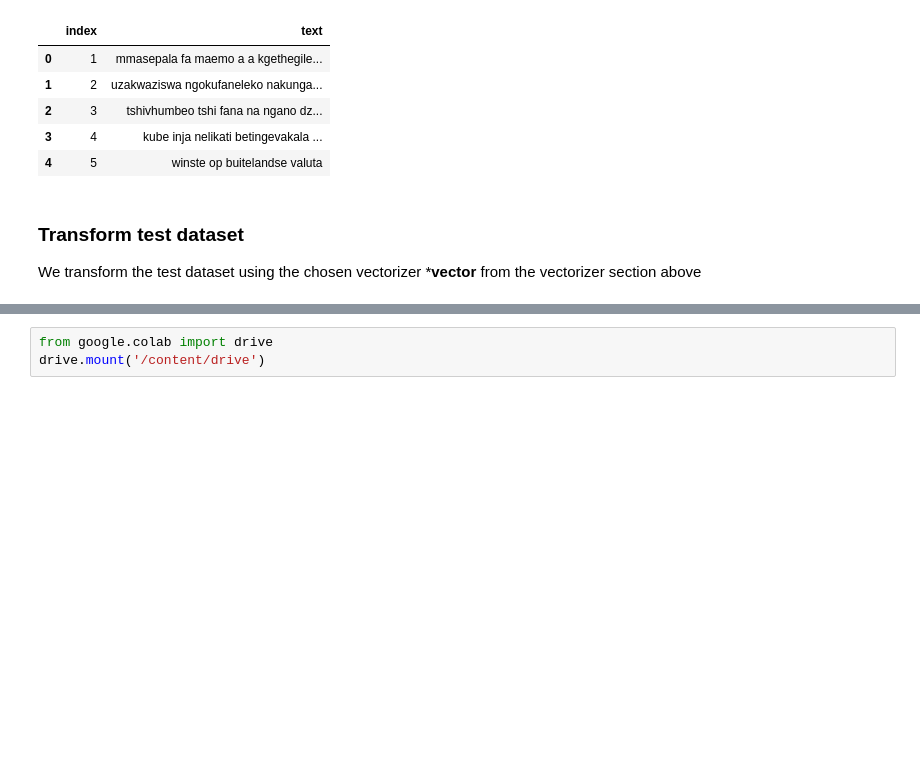
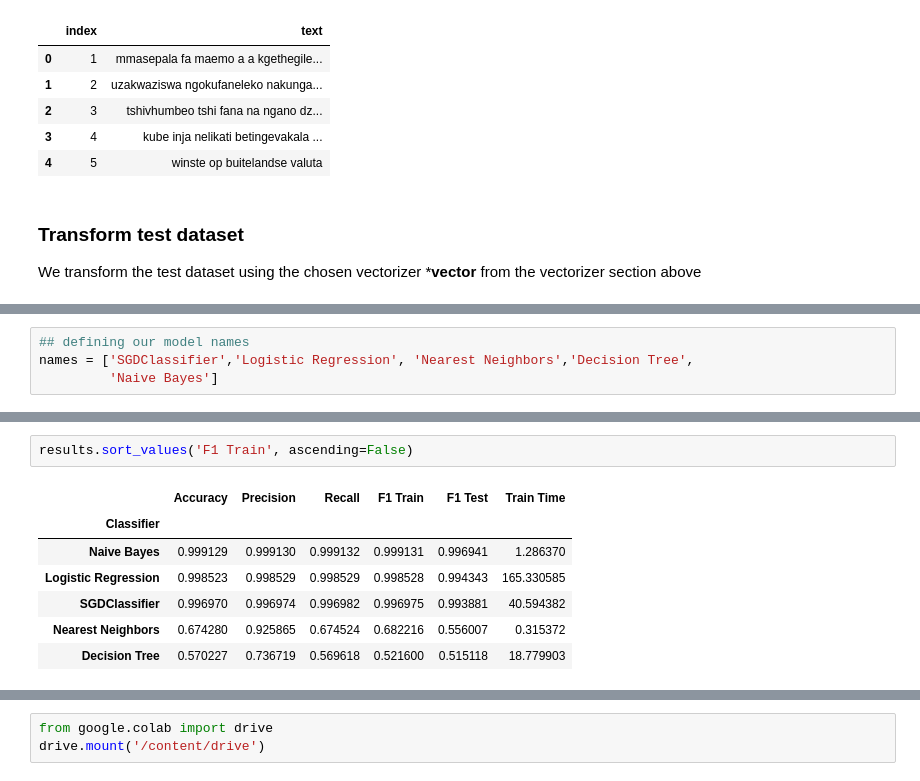
Before and after one commit to WinfredM/winfred, a Jupyter notebook: Language_Identification_Classification_Hachathon_Winfred_Mutinda.ipynb, the cells around one changed output, grey strips where cells are left out. Cells and saved outputs as stored; diff of their text form; blank space fills up the shorter version.

```diff
--- a/Language_Identification_Classification_Hachathon_Winfred_Mutinda.ipynb
+++ b/Language_Identification_Classification_Hachathon_Winfred_Mutinda.ipynb
@@ -590,0 +482,4 @@ df.to_csv('randof.csv',index=False)
+# %%
+## defining our model names
+names = ['SGDClassifier','Logistic Regression', 'Nearest Neighbors','Decision Tree',
+         'Naive Bayes']
@@ -590,0 +552,10 @@ df.to_csv('randof.csv',index=False)
+# %%
+results.sort_values('F1 Train', ascending=False)
+# %% [output]
+|  | Accuracy | Precision | Recall | F1 Train | F1 Test | Train Time |
+| Classifier |  |  |  |  |  |  |
+| Naive Bayes | 0.999129 | 0.999130 | 0.999132 | 0.999131 | 0.996941 | 1.286370 |
+| Logistic Regression | 0.998523 | 0.998529 | 0.998529 | 0.998528 | 0.994343 | 165.330585 |
+| SGDClassifier | 0.996970 | 0.996974 | 0.996982 | 0.996975 | 0.993881 | 40.594382 |
+| Nearest Neighbors | 0.674280 | 0.925865 | 0.674524 | 0.682216 | 0.556007 | 0.315372 |
+| Decision Tree | 0.570227 | 0.736719 | 0.569618 | 0.521600 | 0.515118 | 18.779903 |
```
Also changed, not shown: parts of 83 cells of this notebook.
